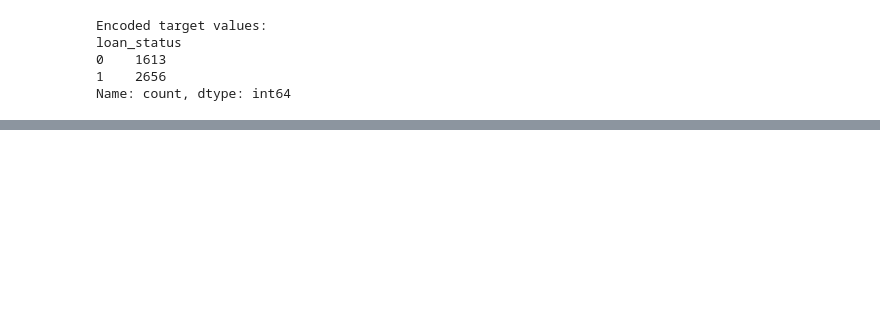
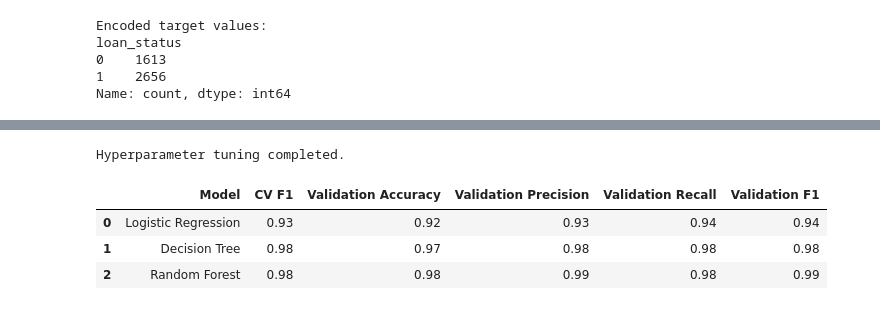
Before and after one commit to Benjamin-Ajagun/loan-approval-prediction, a Jupyter notebook: loan_approval_prediction.ipynb, the cells around one changed output, grey strips where cells are left out. Saved outputs shown, nothing was run; the diff lists cells and outputs as text; code cells hidden in the pictures; blank space fills up the shorter version.

```diff
--- a/loan_approval_prediction.ipynb
+++ b/loan_approval_prediction.ipynb
@@ -931,0 +1130,12 @@ ImportError: DLL load failed while importing _base: An Application Control polic
+# %%
+from sklearn.metrics import classification_report
+
+for name, pipeline in results.items():
+    y_pred = pipeline.predict(X_val)
+
+    print(f"\n{name}")
+    print(classification_report(
+        y_val,
+        y_pred,
+        target_names=["Rejected", "Approved"]
+    ))
@@ -931,0 +1172,63 @@ ImportError: DLL load failed while importing _base: An Application Control polic
+# %%
+from sklearn.model_selection import GridSearchCV
+
+param_grids = {
+    "Logistic Regression": {
+        "model__C": [0.1, 1, 10]
+    },
+    "Decision Tree": {
+        "model__max_depth": [None, 5, 10, 20],
+        "model__min_samples_split": [2, 5, 10]
+    },
+    "Random Forest": {
+        "model__n_estimators": [100, 200],
+        "model__max_depth": [None, 10, 20],
+        "model__min_samples_split": [2, 5]
+    }
+}
+
+tuned_models = {}
+
+for name, model in models.items():
+    pipeline = Pipeline([
+        ("preprocessor", preprocessor),
+        ("model", model)
+    ])
+
+    grid = GridSearchCV(
+        pipeline,
+        param_grids[name],
+        cv=5,
+        scoring="f1",
+        n_jobs=-1
+    )
+
+    grid.fit(X_train, y_train)
+    tuned_models[name] = grid
+
+print("Hyperparameter tuning completed.")
+# %% [output]
+Hyperparameter tuning completed.
+# %%
+tuned_results = []
+
+for name, grid in tuned_models.items():
+    y_pred = grid.predict(X_val)
+
+    tuned_results.append({
+        "Model": name,
+        "CV F1": grid.best_score_,
+        "Validation Accuracy": accuracy_score(y_val, y_pred),
+        "Validation Precision": precision_score(y_val, y_pred),
+        "Validation Recall": recall_score(y_val, y_pred),
+        "Validation F1": f1_score(y_val, y_pred)
+    })
+
+tuned_df = pd.DataFrame(tuned_results)
+
+display(tuned_df.round(3))
+# %% [output]
+|  | Model | CV F1 | Validation Accuracy | Validation Precision | Validation Recall | Validation F1 |
+| 0 | Logistic Regression | 0.93 | 0.92 | 0.93 | 0.94 | 0.94 |
+| 1 | Decision Tree | 0.98 | 0.97 | 0.98 | 0.98 | 0.98 |
+| 2 | Random Forest | 0.98 | 0.98 | 0.99 | 0.98 | 0.99 |
```
Also changed, not shown: parts of 32 cells of this notebook, 3 other files.
